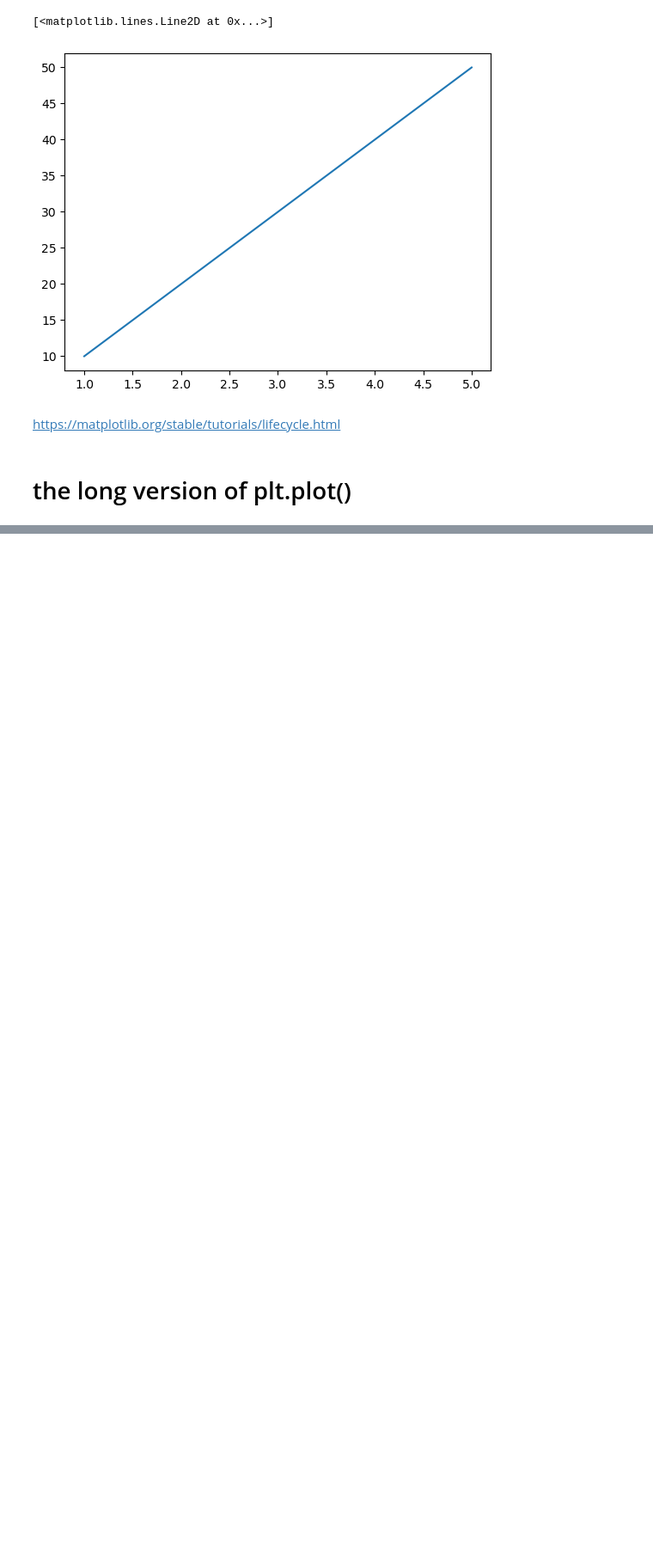
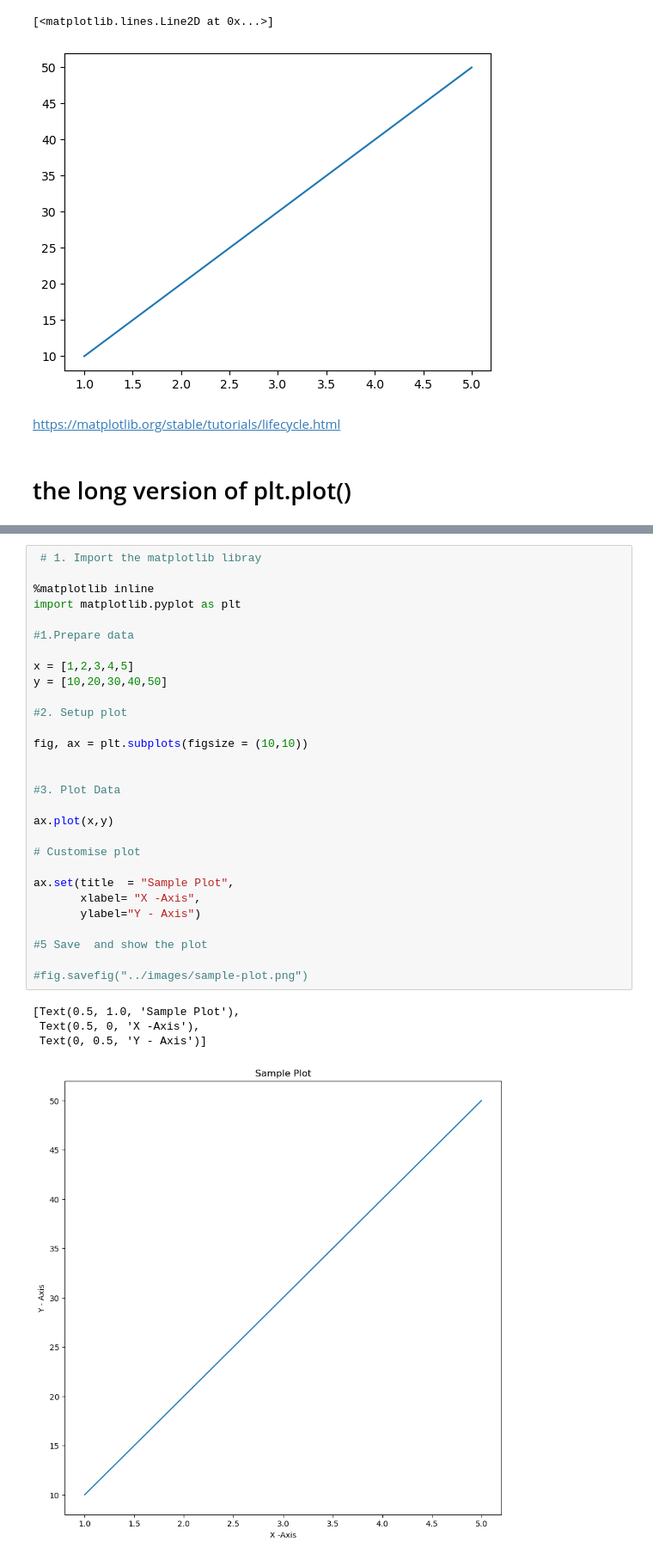
Before and after one commit to krishnakamalbaishnab/Matplotlib-Part-2, a Jupyter notebook: Matplotlib.ipynb, the cells around one changed output, grey strips where cells are left out. Shown: that part at 86% size. Saved outputs shown, nothing was run; the diff lists cells and outputs as text; blank space fills up the shorter version.

```diff
--- a/Matplotlib.ipynb
+++ b/Matplotlib.ipynb
@@ -54,0 +72,34 @@ plt.show();
+# %%
+ # 1. Import the matplotlib libray
+
+%matplotlib inline
+import matplotlib.pyplot as plt
+
+#1.Prepare data
+
+x = [1,2,3,4,5]
+y = [10,20,30,40,50]
+
+#2. Setup plot
+
+fig, ax = plt.subplots(figsize = (10,10))
+
+
+#3. Plot Data
+
+ax.plot(x,y)
+
+# Customise plot
+
+ax.set(title  = "Sample Plot",
+       xlabel= "X -Axis",
+       ylabel="Y - Axis")
+
+#5 Save  and show the plot
+
+#fig.savefig("../images/sample-plot.png")
+# %% [output]
+[Text(0.5, 1.0, 'Sample Plot'),
+ Text(0.5, 0, 'X -Axis'),
+ Text(0, 0.5, 'Y - Axis')]
+[figure, added]
```
Also changed, not shown: parts of 12 cells of this notebook.
